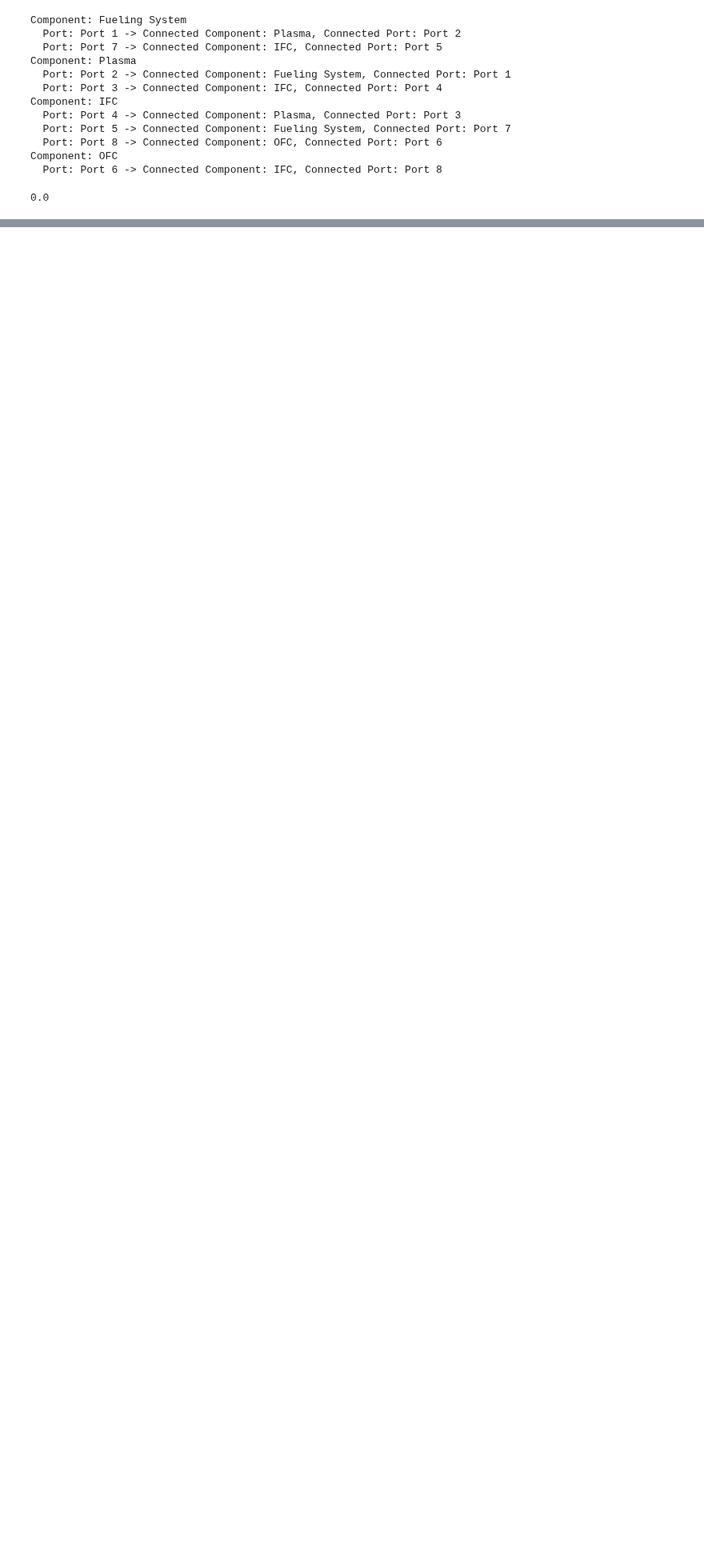
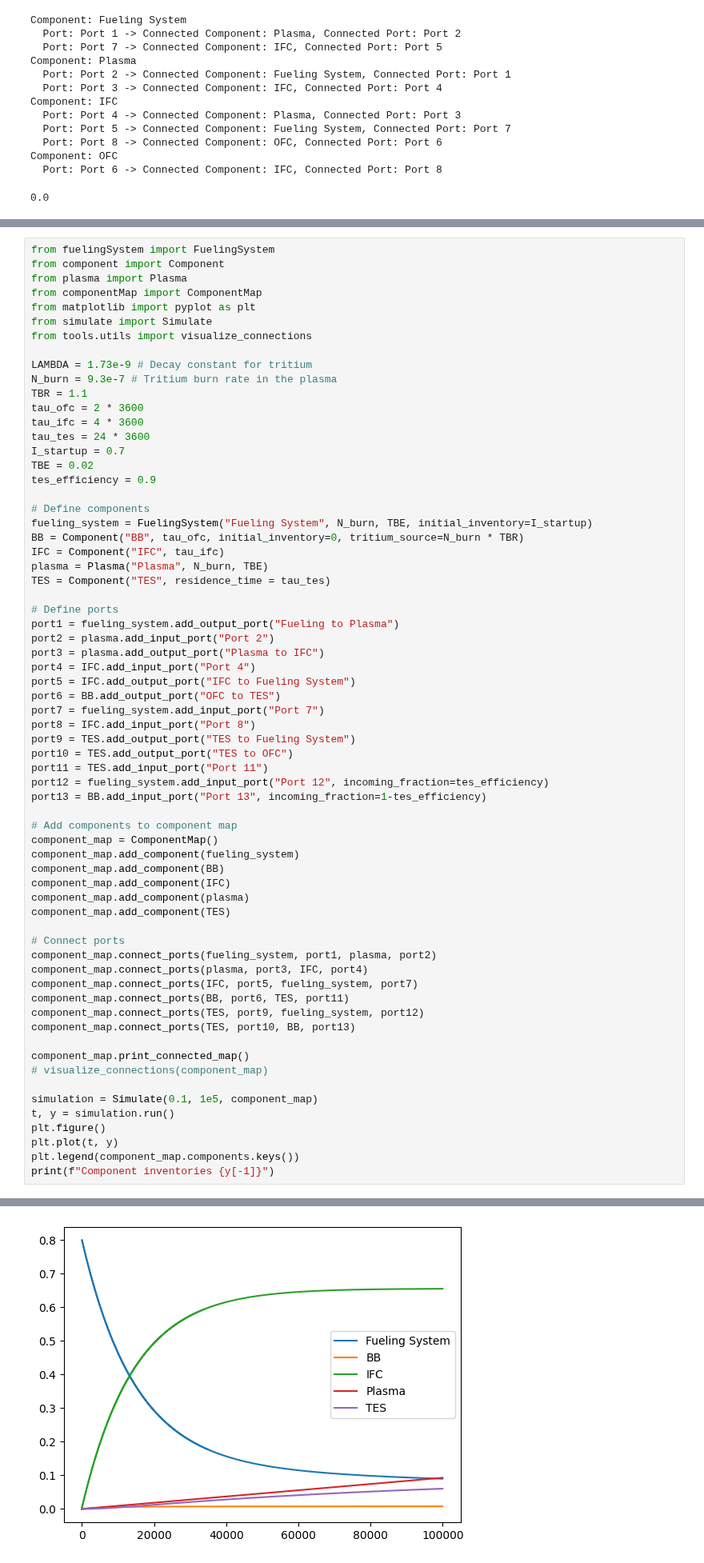
Before and after one commit to gabriele-ferrero/TRIOMA, a Jupyter notebook: test.ipynb, the cells around one changed output, grey strips where cells are left out. Shown at 80% size. Saved outputs shown, nothing was run; the diff lists cells and outputs as text; blank space fills up the shorter version.

Commit message:
use double input port for fueling system

```diff
--- a/test.ipynb
+++ b/test.ipynb
@@ -407,2 +407,69 @@ Time = 99009.90000127525, Error = 4.8314709088438264e-14, dt = 0.1, dt_new = 206
 <matplotlib.legend.Legend at 0x...>
 [figure]
+# %%
+from fuelingSystem import FuelingSystem
+from component import Component
+from plasma import Plasma
+from componentMap import ComponentMap
+from matplotlib import pyplot as plt
+from simulate import Simulate
+from tools.utils import visualize_connections
+
+LAMBDA = 1.73e-9 # Decay constant for tritium
+N_burn = 9.3e-7 # Tritium burn rate in the plasma
+TBR = 1.1
+tau_ofc = 2 * 3600
+tau_ifc = 4 * 3600
+tau_tes = 24 * 3600
+I_startup = 0.7
+TBE = 0.02
+tes_efficiency = 0.9
+
+# Define components
+fueling_system = FuelingSystem("Fueling System", N_burn, TBE, initial_inventory=I_startup)
+BB = Component("BB", tau_ofc, initial_inventory=0, tritium_source=N_burn * TBR)
+IFC = Component("IFC", tau_ifc)
+plasma = Plasma("Plasma", N_burn, TBE)
+TES = Component("TES", residence_time = tau_tes)
+
+# Define ports
+port1 = fueling_system.add_output_port("Fueling to Plasma")
+port2 = plasma.add_input_port("Port 2")
+port3 = plasma.add_output_port("Plasma to IFC")
+port4 = IFC.add_input_port("Port 4")
+port5 = IFC.add_output_port("IFC to Fueling System")
+port6 = BB.add_output_port("OFC to TES")
+port7 = fueling_system.add_input_port("Port 7")
+port8 = IFC.add_input_port("Port 8")
+port9 = TES.add_output_port("TES to Fueling System")
+port10 = TES.add_output_port("TES to OFC")
+port11 = TES.add_input_port("Port 11")
+port12 = fueling_system.add_input_port("Port 12", incoming_fraction=tes_efficiency)
+port13 = BB.add_input_port("Port 13", incoming_fraction=1-tes_efficiency)
+
+# Add components to component map
+component_map = ComponentMap()
+component_map.add_component(fueling_system)
+component_map.add_component(BB)
+component_map.add_component(IFC)
+component_map.add_component(plasma)
+component_map.add_component(TES)
+
+# Connect ports
+component_map.connect_ports(fueling_system, port1, plasma, port2)
+component_map.connect_ports(plasma, port3, IFC, port4)
+component_map.connect_ports(IFC, port5, fueling_system, port7)
+component_map.connect_ports(BB, port6, TES, port11)
+component_map.connect_ports(TES, port9, fueling_system, port12)
+component_map.connect_ports(TES, port10, BB, port13)
+
+component_map.print_connected_map()
+# visualize_connections(component_map)
+
+simulation = Simulate(0.1, 1e5, component_map)
+t, y = simulation.run()
+plt.figure()
+plt.plot(t, y)
+plt.legend(component_map.components.keys())
+print(f"Component inventories {y[-1]}")
+# %% [output]
@@ -408,0 +493 @@ Time = 99009.90000127525, Error = 4.8314709088438264e-14, dt = 0.1, dt_new = 206
+[figure, added]
```
Also changed, not shown: parts of 3 cells of this notebook, 1 other file.
